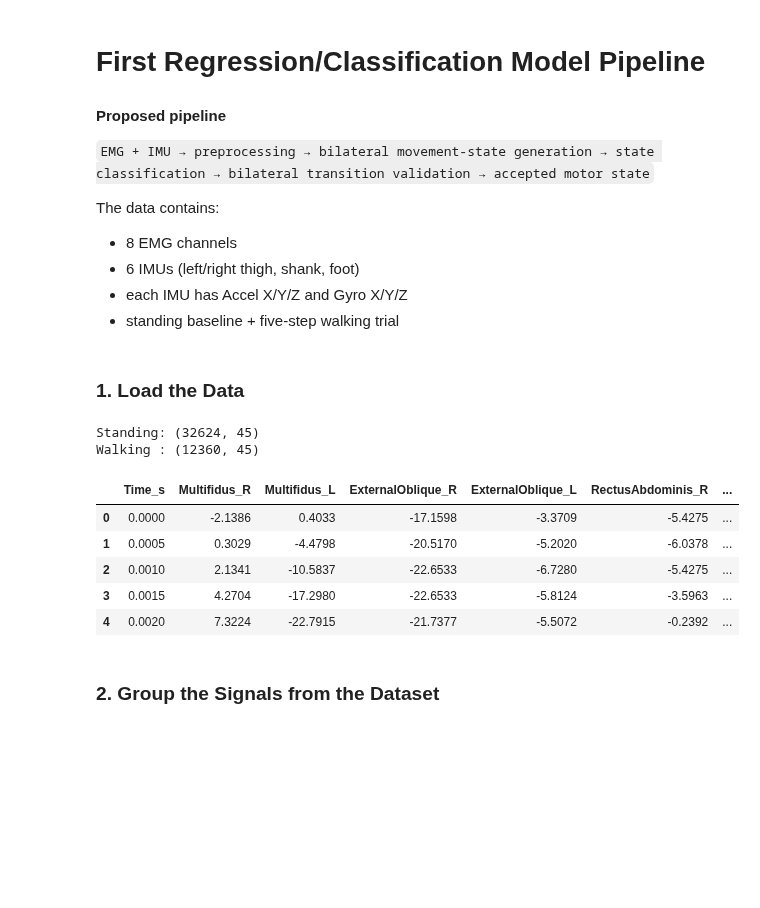
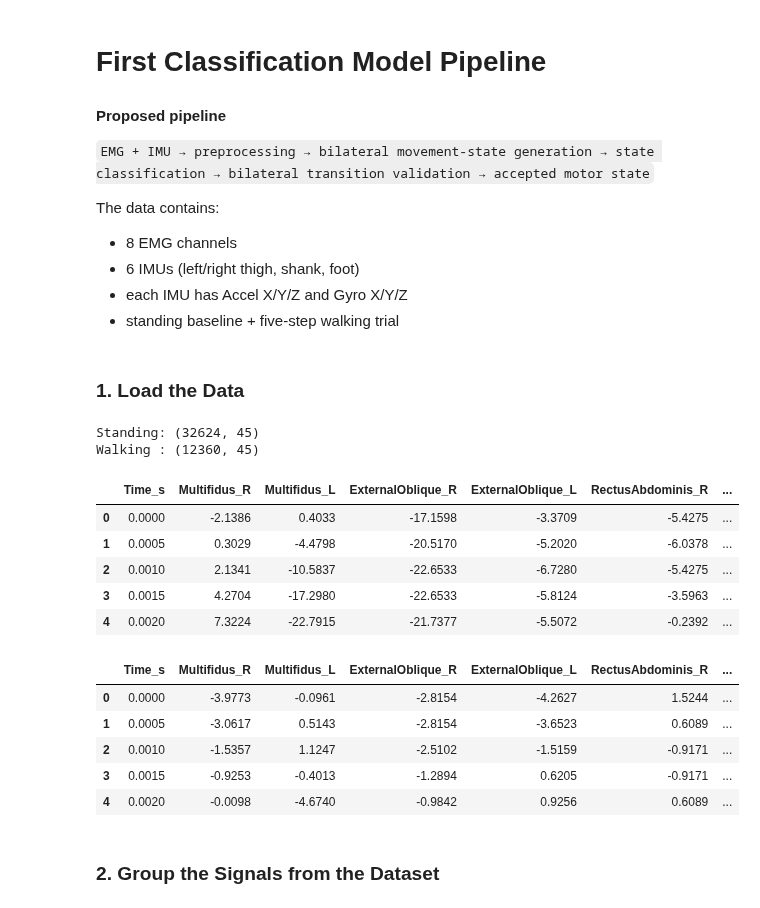
Before and after one commit to LeenGhazi/FES-Exoskeleton-Project, a Jupyter notebook: Data Analysis 1 - Leen/Model1 - version 4.ipynb, the cells around one changed output. Cells and saved outputs as stored; diff of their text form; code cells hidden in the pictures; blank space fills up the shorter version.

```diff
--- a/Data Analysis 1 - Leen/Model1 - version 4.ipynb
+++ b/Data Analysis 1 - Leen/Model1 - version 4.ipynb
@@ -1,5 +1,5 @@
 # %% [markdown]
-# First Regression/Classification Model Pipeline
+# First Classification Model Pipeline
 
 #### Proposed pipeline
 `EMG + IMU → preprocessing → bilateral movement-state generation → state classification → bilateral transition validation → accepted motor state`
@@ -25,22 +25,29 @@ RANDOM_STATE = 42
 # %%
 STANDING_FILE = "../Data/standing still z.xlsx"
 WALKING_FILE = "../Data/Walking z 1.xlsx"
 
 standing = pd.read_excel(STANDING_FILE)
 walking = pd.read_excel(WALKING_FILE)
 
 print("Standing:", standing.shape)
 print("Walking :", walking.shape)
 display(walking.head())
+display(standing.head())
 # %% [output]
 Standing: (32624, 45)
 Walking : (12360, 45)
 |  | Time_s | Multifidus_R | Multifidus_L | ExternalOblique_R | ExternalOblique_L | RectusAbdominis_R | ... |
 | 0 | 0.0000 | -2.1386 | 0.4033 | -17.1598 | -3.3709 | -5.4275 | ... |
 | 1 | 0.0005 | 0.3029 | -4.4798 | -20.5170 | -5.2020 | -6.0378 | ... |
 | 2 | 0.0010 | 2.1341 | -10.5837 | -22.6533 | -6.7280 | -5.4275 | ... |
 | 3 | 0.0015 | 4.2704 | -17.2980 | -22.6533 | -5.8124 | -3.5963 | ... |
 | 4 | 0.0020 | 7.3224 | -22.7915 | -21.7377 | -5.5072 | -0.2392 | ... |
+|  | Time_s | Multifidus_R | Multifidus_L | ExternalOblique_R | ExternalOblique_L | RectusAbdominis_R | ... |
+| 0 | 0.0000 | -3.9773 | -0.0961 | -2.8154 | -4.2627 | 1.5244 | ... |
+| 1 | 0.0005 | -3.0617 | 0.5143 | -2.8154 | -3.6523 | 0.6089 | ... |
+| 2 | 0.0010 | -1.5357 | 1.1247 | -2.5102 | -1.5159 | -0.9171 | ... |
+| 3 | 0.0015 | -0.9253 | -0.4013 | -1.2894 | 0.6205 | -0.9171 | ... |
+| 4 | 0.0020 | -0.0098 | -4.6740 | -0.9842 | 0.9256 | 0.6089 | ... |
 # %% [markdown]
 ### 2. Group the Signals from the Dataset
 # %%
```
Also changed, not shown: parts of 4 cells of this notebook.
